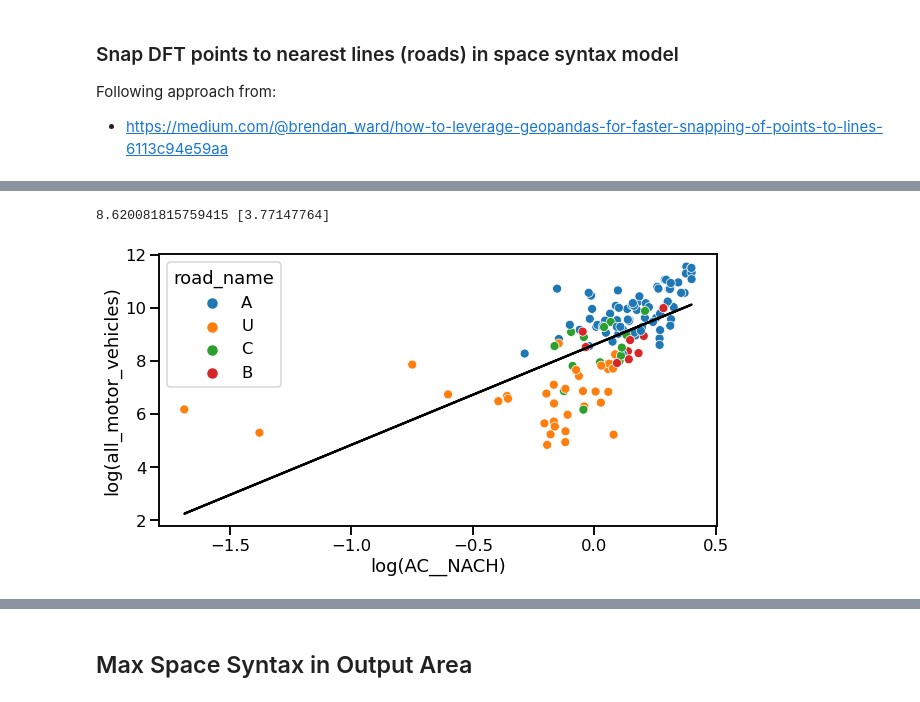
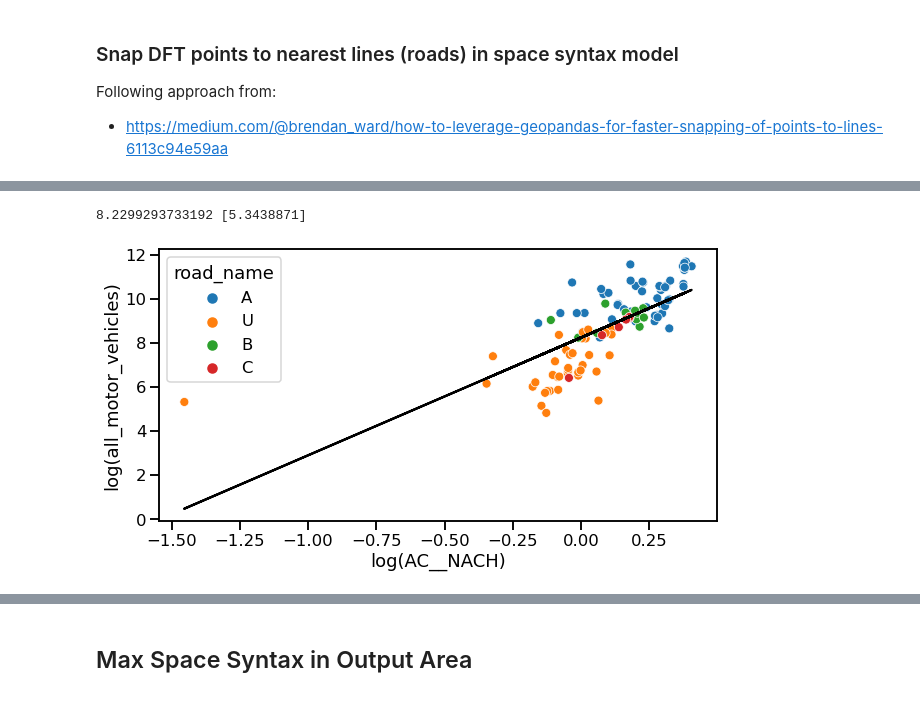
Before and after one commit to alan-turing-institute/spatial-inequality, a Jupyter notebook: notebooks/traffic_counts_space_syntax.ipynb, the cells around one changed output, grey strips where cells are left out. Saved outputs shown, nothing was run; the diff lists cells and outputs as text; code cells hidden in the pictures.

Commit message:
add traffic to optimisation

```diff
--- a/notebooks/traffic_counts_space_syntax.ipynb
+++ b/notebooks/traffic_counts_space_syntax.ipynb
@@ -39,6 +27,6 @@ ss
 # %%
 # only keep space syntax segments intersecting or within local authority geometry
-la = get_la_shape()
+la = get_la_shape(lad20cd)
 
 ss = ss[
     ss.crosses(la.geometry)
@@ -60,6 +48,7 @@ ss["AC__NACH"].plot.hist(bins=20)
 # %% [markdown]
 ## Raw DFT Traffic Data
 # %%
-dft = pd.read_csv("../data/raw/raw_dft_data/dft_aadf_local_authority_id_172.csv")
-dft.head()
+dft = pd.read_csv("../data/raw/dft/dft_traffic_counts_aadf.csv")
+display(dft.head())
+len(dft)
 # %% [output]
@@ -89,2 +77,11 @@ len(dft)
 # %%
 dft = gpd.GeoDataFrame(dft, geometry=gpd.points_from_xy(dft["easting"], dft["northing"]),  crs="epsg:27700")
+dft.rename(columns={"id": "dft_id"}, inplace=True)
+# %%
+dft = dft[
+    dft.crosses(la.geometry)
+    | dft.within(la.geometry)
+]
+
+display(dft)
+len(dft)
@@ -201,24 +213,26 @@ SpearmanrResult(correlation=0.746503567475372, pvalue=1.7927221507247356e-25)
 # %%
-X = np.log(dft_ss["AC__NACH"]).values
-y = np.log(dft_ss["all_motor_vehicles"])
+mask = (dft_ss["AC__NACH"] > 0) & (dft_ss["all_motor_vehicles"] > 0)
+
+X = np.log(dft_ss[mask]["AC__NACH"]).values
+y = np.log(dft_ss[mask]["all_motor_vehicles"])
 
 mdl = LinearRegression()
 mdl.fit(X.reshape(-1, 1), y)
 print(mdl.intercept_, mdl.coef_)
 
 y_pred = mdl.predict(X.reshape(-1, 1))
 plt.figure(figsize=(10, 5))
 plt.plot(X, y_pred, "k")
-sns.scatterplot(x=X, y=y, hue=dft_ss["road_name"].str[0])
+sns.scatterplot(x=X, y=y, hue=dft_ss[mask]["road_name"].str[0])
 plt.xlabel("log(AC__NACH)")
 plt.ylabel("log(all_motor_vehicles)")
 
 resid = y_pred - y
-dft_ss["resid"] = resid
-dft_ss["pred"] = np.exp(y_pred)
+dft_ss.loc[mask, "resid"] = resid
+dft_ss.loc[mask, "pred"] = np.exp(y_pred)
 # %% [output]
-8.620081815759415 [3.77147764]
+8.2299293733192 [5.3438871]
-[figure, old version]
+[figure, new version]
 # %%
 dft_ss["abs_resid"] = dft_ss["resid"].abs()
 
```
Also changed, not shown: parts of 34 cells of this notebook, 4 other files.
